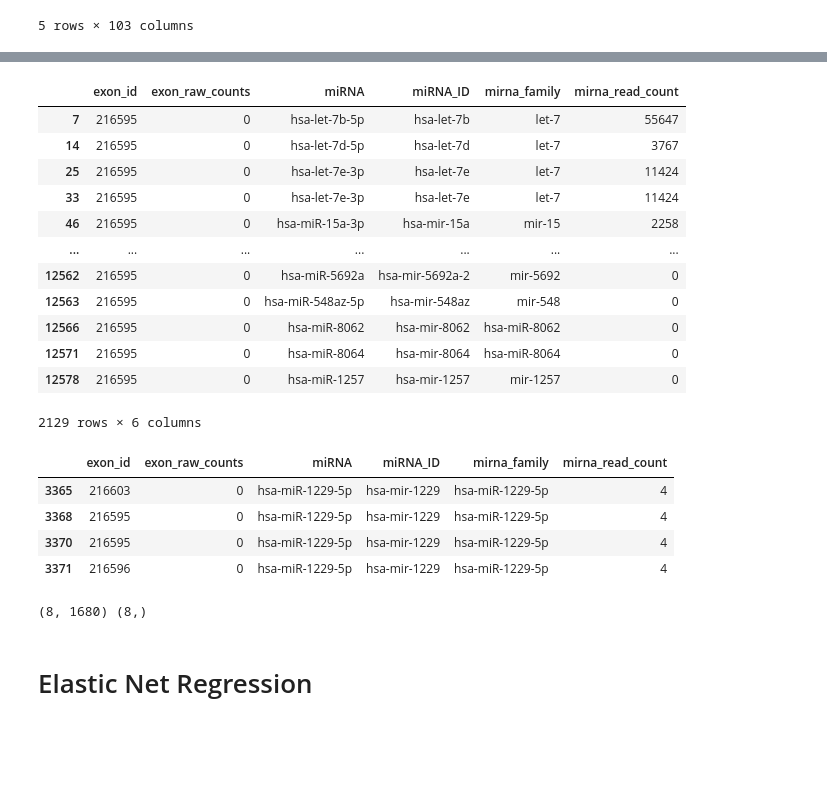
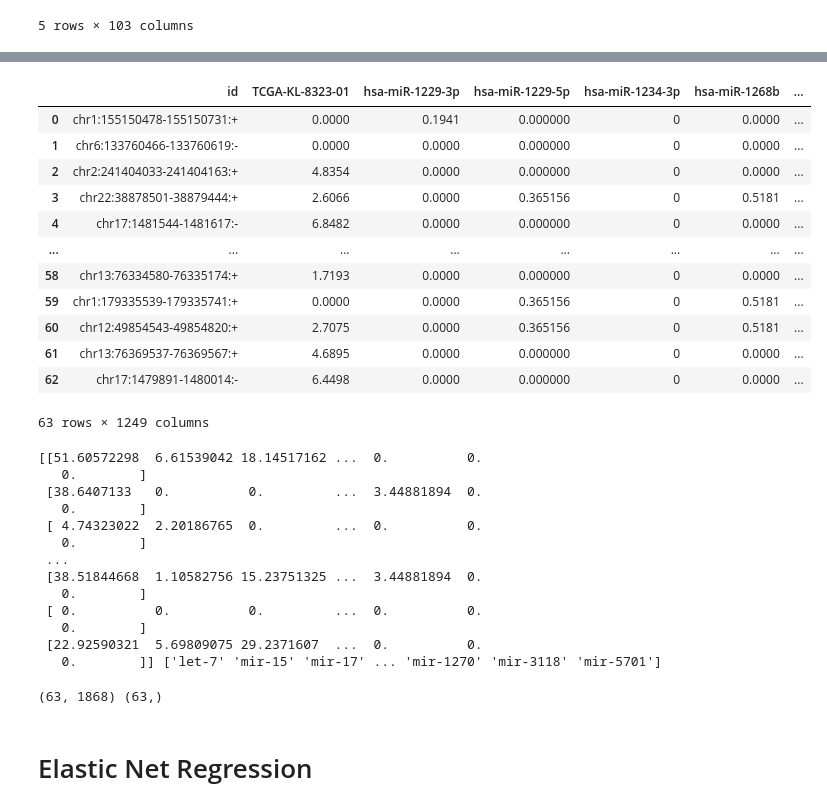
Before and after one commit to lenamariahackl/alt-splicing-mirna-reg, a Jupyter notebook: elastic_net.ipynb, the cells around one changed output, grey strips where cells are left out. Cells and saved outputs as stored; diff of their text form; code cells hidden in the pictures; blank space fills up the shorter version.

Commit message:
elastic net regression on GDC data runs

```diff
--- a/elastic_net.ipynb
+++ b/elastic_net.ipynb
@@ -579,38 +431,51 @@ pivoted['bs_id']#['TCGA-KL-8323-01','hsa-miR-1229-3p']#hsa-let-7a-5p')]
-# %%
-bs_mirnas[bs_mirnas.exon_id == 216595]
-# %% [output]
-|  | exon_id | exon_raw_counts | miRNA | miRNA_ID | mirna_family | mirna_read_count |
-| 7 | 216595 | 0 | hsa-let-7b-5p | hsa-let-7b | let-7 | 55647 |
-| 14 | 216595 | 0 | hsa-let-7d-5p | hsa-let-7d | let-7 | 3767 |
-| 25 | 216595 | 0 | hsa-let-7e-3p | hsa-let-7e | let-7 | 11424 |
-| 33 | 216595 | 0 | hsa-let-7e-3p | hsa-let-7e | let-7 | 11424 |
-| 46 | 216595 | 0 | hsa-miR-15a-3p | hsa-mir-15a | mir-15 | 2258 |
-| ... | ... | ... | ... | ... | ... | ... |
-| 12562 | 216595 | 0 | hsa-miR-5692a | hsa-mir-5692a-2 | mir-5692 | 0 |
-| 12563 | 216595 | 0 | hsa-miR-548az-5p | hsa-mir-548az | mir-548 | 0 |
-| 12566 | 216595 | 0 | hsa-miR-8062 | hsa-mir-8062 | hsa-miR-8062 | 0 |
-| 12571 | 216595 | 0 | hsa-miR-8064 | hsa-mir-8064 | hsa-miR-8064 | 0 |
-| 12578 | 216595 | 0 | hsa-miR-1257 | hsa-mir-1257 | mir-1257 | 0 |
-2129 rows × 6 columns
-# %%
-bs_mirnas[bs_mirnas.mirna_family =='hsa-miR-1229-5p']
-
-# 1 right? count is added for exonid 216595, but do i already add it before ?
-# 2 also : exon_id + mirna double (3368 & 3370) wrong!!
-# %% [output]
-|  | exon_id | exon_raw_counts | miRNA | miRNA_ID | mirna_family | mirna_read_count |
-| 3365 | 216603 | 0 | hsa-miR-1229-5p | hsa-mir-1229 | hsa-miR-1229-5p | 4 |
-| 3368 | 216595 | 0 | hsa-miR-1229-5p | hsa-mir-1229 | hsa-miR-1229-5p | 4 |
-| 3370 | 216595 | 0 | hsa-miR-1229-5p | hsa-mir-1229 | hsa-miR-1229-5p | 4 |
-| 3371 | 216596 | 0 | hsa-miR-1229-5p | hsa-mir-1229 | hsa-miR-1229-5p | 4 |
+# %%
+case_data
+# %% [output]
+|  | id | TCGA-KL-8323-01 | hsa-miR-1229-3p | hsa-miR-1229-5p | hsa-miR-1234-3p | hsa-miR-1268b | ... |
+| 0 | chr1:155150478-155150731:+ | 0.0000 | 0.1941 | 0.000000 | 0 | 0.0000 | ... |
+| 1 | chr6:133760466-133760619:- | 0.0000 | 0.0000 | 0.000000 | 0 | 0.0000 | ... |
+| 2 | chr2:241404033-241404163:+ | 4.8354 | 0.0000 | 0.000000 | 0 | 0.0000 | ... |
+| 3 | chr22:38878501-38879444:+ | 2.6066 | 0.0000 | 0.365156 | 0 | 0.5181 | ... |
+| 4 | chr17:1481544-1481617:- | 6.8482 | 0.0000 | 0.000000 | 0 | 0.0000 | ... |
+| ... | ... | ... | ... | ... | ... | ... | ... |
+| 58 | chr13:76334580-76335174:+ | 1.7193 | 0.0000 | 0.000000 | 0 | 0.0000 | ... |
+| 59 | chr1:179335539-179335741:+ | 0.0000 | 0.0000 | 0.365156 | 0 | 0.5181 | ... |
+| 60 | chr12:49854543-49854820:+ | 2.7075 | 0.0000 | 0.365156 | 0 | 0.5181 | ... |
+| 61 | chr13:76369537-76369567:+ | 4.6895 | 0.0000 | 0.000000 | 0 | 0.0000 | ... |
+| 62 | chr17:1479891-1480014:- | 6.4498 | 0.0000 | 0.000000 | 0 | 0.0000 | ... |
+63 rows × 1249 columns
+# %%
+caseid = 'TCGA-KL-8323-01'
+case_data = exon_counts[['id',caseid]].merge(pivoted[caseid], how='inner', left_on='id', right_on='id')
+y = np.array(case_data[caseid])
+mirnas = trans.mirna_family.drop_duplicates().values # 1868 / 2656
+for mirna in mirnas:
+    if mirna not in case_data:
+        case_data[mirna] = 0
+X = case_data[mirnas].values
+#TODO check whether there are some mirnas in GDC data which we end up not using as I have no entry in family dictionary for them -> add
+# %% [output]
+[[51.60572298  6.61539042 18.14517162 ...  0.          0.
+   0.        ]
+ [38.6407133   0.          0.         ...  3.44881894  0.
+   0.        ]
+ [ 4.74323022  2.20186765  0.         ...  0.          0.
+   0.        ]
+ ...
+ [38.51844668  1.10582756 15.23751325 ...  3.44881894  0.
+   0.        ]
+ [ 0.          0.          0.         ...  0.          0.
+   0.        ]
+ [22.92590321  5.69809075 29.2371607  ...  0.          0.
+   0.        ]] ['let-7' 'mir-15' 'mir-17' ... 'mir-1270' 'mir-3118' 'mir-5701']
 # %%
 #visualize amount exons by bindingsite
 #bs_exons.groupby('bs_id').count().raw_counts.hist()
 # %%
 #TODO check - is nr mirna downloaded also here? if not: mistake
-print(X.shape,y[0].shape)
+print(X.shape,y.shape)
 # %% [output]
-(8, 1680) (8,)
+(63, 1868) (63,)
 # %% [markdown]
 # Elastic Net Regression
 # %%
```
Also changed, not shown: parts of 15 cells of this notebook, 1 other file.
